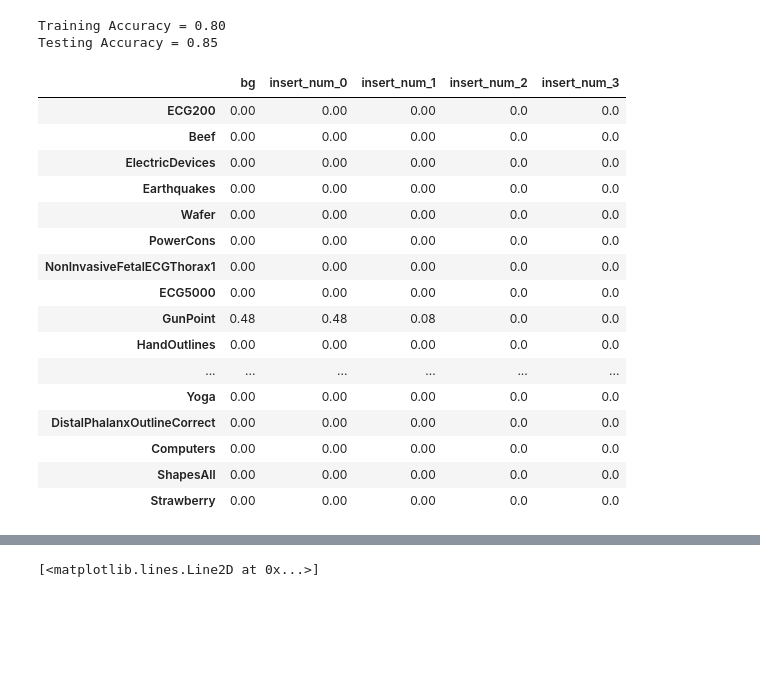
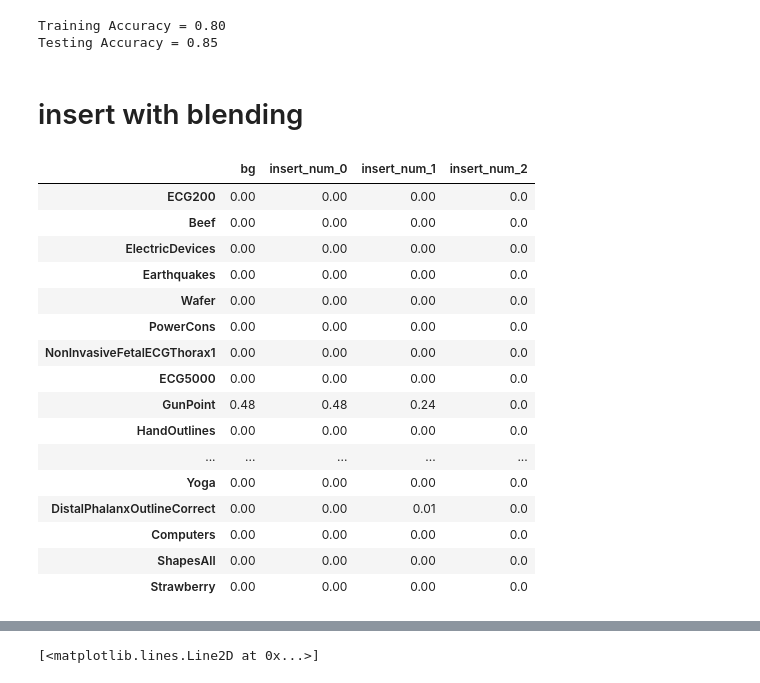
Before and after one commit to LbzSteven/implet, a Jupyter notebook: Highlighted_info.ipynb, the cells around one changed output, grey strips where cells are left out. Cells and saved outputs as stored; diff of their text form; code cells hidden in the pictures; blank space fills up the shorter version.

```diff
--- a/Highlighted_info.ipynb
+++ b/Highlighted_info.ipynb
@@ -34,27 +64,31 @@ preds = np.load(f'{model_path}/test_preds.npy')
 # %%
 for xai_name in ['DeepLift']:
     print(xai_name)
-    attr_gp, _= get_gt_attr(model,train_x,None,None,
-                            save_dir=f'attributions/GunPoint/{xai_name}',
-                            xai_name=xai_name,target_class=None)
+    # attr_gp, _= get_gt_attr(model,train_x,None,None,
+    #                         save_dir=f'attributions/GunPoint/{xai_name}/exp.pkl',
+    #                         xai_name=xai_name,target_class=None)
 
 
-    # with open(f'attributions/GunPoint/{xai_name}/train_exp.pkl', 'rb') as f:
-    #     attr = pickle.load(f)
-    # attr_gp = attr['attributions']
-    plot_multiple_images_with_attribution(train_x[np.where(train_y==0)], train_y[np.where(train_y==0)], 2, (1, 2), (12, 3),
+    with open(f'attributions/GunPoint/{xai_name}/exp.pkl', 'rb') as f:
+        attr = pickle.load(f)
+    attr_gp = attr['attributions']
+    plot_multiple_images_with_attribution(train_x[np.where(train_y==0)], train_y[np.where(train_y==0)], 4, (12, 6),
                                           use_attribution=True,
                                           attributions=attr_gp[np.where(train_y==0)],
                                           normalize_attribution=True,
                                           save_path=None,
                                           test_y = train_y[np.where(train_y==0)],
+                                          # shapelet_length=15,
+                                          # startings=[[70],[70]]
                                          )
-    plot_multiple_images_with_attribution(train_x[np.where(train_y==1)], train_y[np.where(train_y==1)], 2, (1, 2), (12, 3),
+    plot_multiple_images_with_attribution(train_x[np.where(train_y==1)], train_y[np.where(train_y==1)],4,  (12, 6),
                                           use_attribution=True,
                                           attributions=attr_gp[np.where(train_y==1)],
                                           normalize_attribution=True,
                                           save_path=None,
                                           test_y = train_y[np.where(train_y==1)],
+                                          # shapelet_length=13,
+                                          # startings=[[100],[100]]
                                          )
 # %% [output]
 DeepLift
@@ -63,5 +97,5 @@ DeepLift
 # %%
-with open('attributions/GunPoint/DeepLift/train_exp.pkl', 'rb') as f:
+with open('attributions/GunPoint/DeepLift/exp.pkl', 'rb') as f:
     attr = pickle.load(f)
 attr_gp = attr['attributions']
 # %%
@@ -128,44 +177,49 @@ from utils.insert_shapelet import insert_data_to_env,get_bg_pred
 from utils.constants import selected_uni
 import pandas as pd
 from utils.visualization import plot_multiple_images_with_attribution
+# %% [markdown]
+# insert with blending
 # %%
 bg_per = get_bg_pred(model=model, selected_datasets=selected_datasets,
             inst_length=inst_length, target_class=0, device='cuda')
 # %%
-shapelet = train_x[2,:,90:107].flatten()
+shapelet = train_x[0,:,100:112].flatten()
 selected_datasets = selected_uni
 inst_length = 150
 DF = pd.DataFrame({})
 DF.index = selected_uni
 DF['bg'] = bg_per.values()
-for i in range(4):
-    save_dir = f'probe/insert_implet_datasets/{i}'
+xai_name = 'DeepLift'
+for i in range(3):
+    save_dir = f'probe/insert_implet_datasets_blending_10/{i}'
     dataset_attr, insert_shapelet_percentage = insert_data_to_env(model=model, shapelet=shapelet,
                                                                  selected_datasets=selected_datasets, inst_length=inst_length, num_shapelet=i,
                                                                  is_add=False,
-                                                                    xai_name=None, num_attribution_each=None,
-                                                                    target_class=0, repeat_max=100,
-                                                                    is_z_norm=True, is_plot=False, is_verbose=False,
-                                                                    img_path=None,
-                                                                    save_dir=save_dir, device='cuda')
+                                                                 xai_name=xai_name, num_attribution_each=None,
+                                                                 target_class=0, repeat_max=100,
+                                                                 is_z_norm=True,
+                                                                 is_blending=True, blend_length=10,
+                                                                 is_plot=False, is_verbose=False,
+                                                                 img_path=None,
+                                                                 save_dir=save_dir, device='cuda')
 
     DF[f'insert_num_{i}'] = insert_shapelet_percentage.values()
 DF
 # %% [output]
-|  | bg | insert_num_0 | insert_num_1 | insert_num_2 | insert_num_3 |
-| ECG200 | 0.00 | 0.00 | 0.00 | 0.0 | 0.0 |
-| Beef | 0.00 | 0.00 | 0.00 | 0.0 | 0.0 |
-| ElectricDevices | 0.00 | 0.00 | 0.00 | 0.0 | 0.0 |
-| Earthquakes | 0.00 | 0.00 | 0.00 | 0.0 | 0.0 |
-| Wafer | 0.00 | 0.00 | 0.00 | 0.0 | 0.0 |
-| PowerCons | 0.00 | 0.00 | 0.00 | 0.0 | 0.0 |
-| NonInvasiveFetalECGThorax1 | 0.00 | 0.00 | 0.00 | 0.0 | 0.0 |
-| ECG5000 | 0.00 | 0.00 | 0.00 | 0.0 | 0.0 |
-| GunPoint | 0.48 | 0.48 | 0.08 | 0.0 | 0.0 |
-| HandOutlines | 0.00 | 0.00 | 0.00 | 0.0 | 0.0 |
-| ... | ... | ... | ... | ... | ... |
-| Yoga | 0.00 | 0.00 | 0.00 | 0.0 | 0.0 |
-| DistalPhalanxOutlineCorrect | 0.00 | 0.00 | 0.00 | 0.0 | 0.0 |
-| Computers | 0.00 | 0.00 | 0.00 | 0.0 | 0.0 |
-| ShapesAll | 0.00 | 0.00 | 0.00 | 0.0 | 0.0 |
-| Strawberry | 0.00 | 0.00 | 0.00 | 0.0 | 0.0 |
+|  | bg | insert_num_0 | insert_num_1 | insert_num_2 |
+| ECG200 | 0.00 | 0.00 | 0.00 | 0.0 |
+| Beef | 0.00 | 0.00 | 0.00 | 0.0 |
+| ElectricDevices | 0.00 | 0.00 | 0.00 | 0.0 |
+| Earthquakes | 0.00 | 0.00 | 0.00 | 0.0 |
+| Wafer | 0.00 | 0.00 | 0.00 | 0.0 |
+| PowerCons | 0.00 | 0.00 | 0.00 | 0.0 |
+| NonInvasiveFetalECGThorax1 | 0.00 | 0.00 | 0.00 | 0.0 |
+| ECG5000 | 0.00 | 0.00 | 0.00 | 0.0 |
+| GunPoint | 0.48 | 0.48 | 0.24 | 0.0 |
+| HandOutlines | 0.00 | 0.00 | 0.00 | 0.0 |
+| ... | ... | ... | ... | ... |
+| Yoga | 0.00 | 0.00 | 0.00 | 0.0 |
+| DistalPhalanxOutlineCorrect | 0.00 | 0.00 | 0.01 | 0.0 |
+| Computers | 0.00 | 0.00 | 0.00 | 0.0 |
+| ShapesAll | 0.00 | 0.00 | 0.00 | 0.0 |
+| Strawberry | 0.00 | 0.00 | 0.00 | 0.0 |
```
Also changed, not shown: parts of 35 cells of this notebook, 12 other files.
